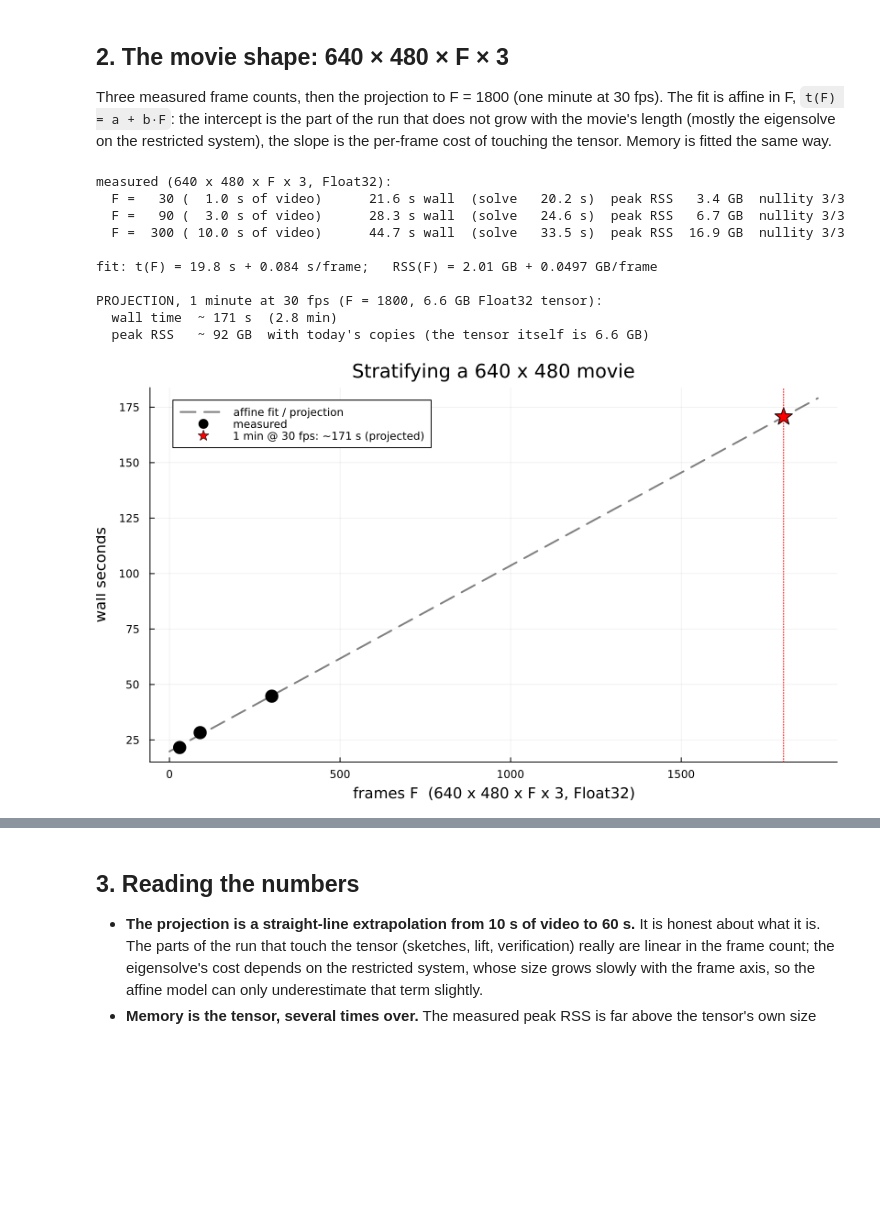
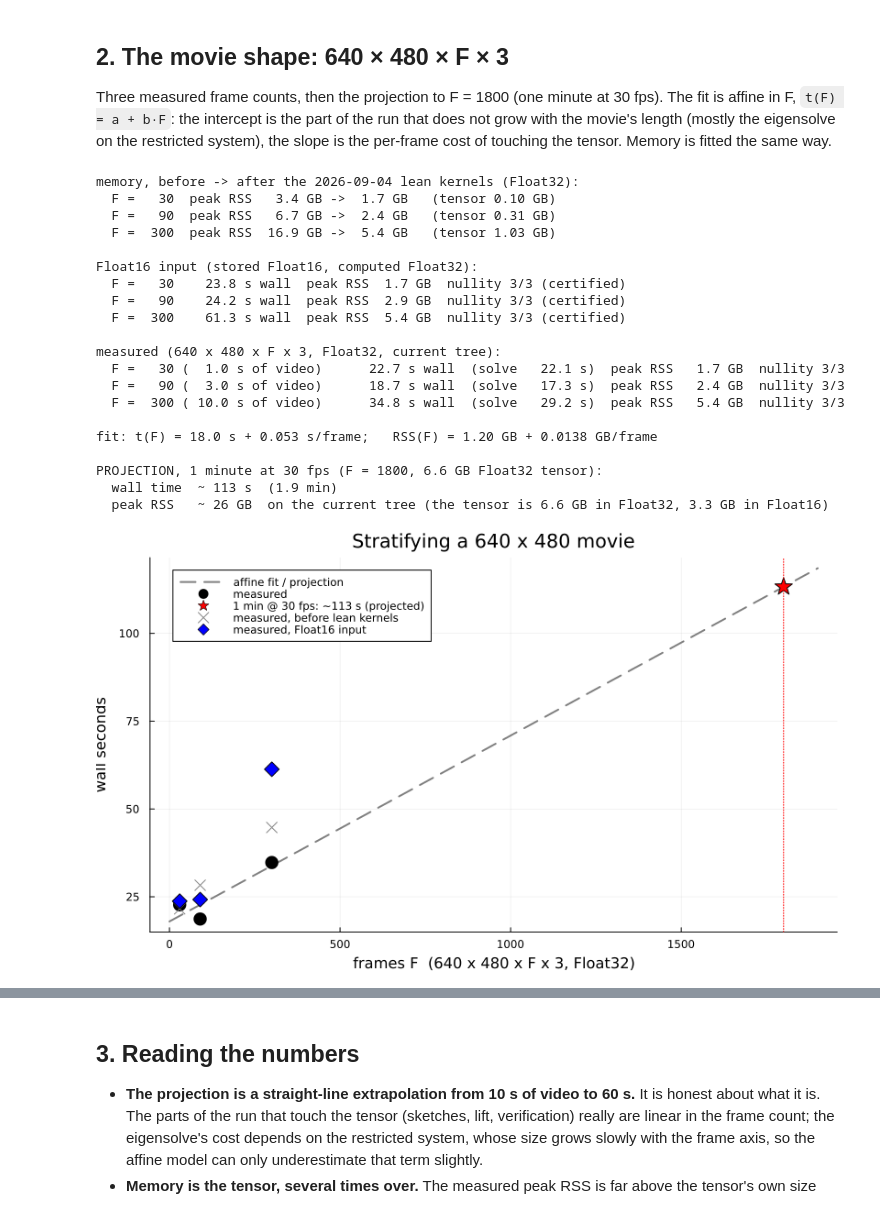
Before and after one commit to thetensor-space/OpenDleto, a Jupyter notebook: labs/MovieRuntime.ipynb, the cells around one changed output, grey strips where cells are left out. Saved outputs shown, nothing was run; the diff lists cells and outputs as text; code cells hidden in the pictures; blank space fills up the shorter version.

```diff
--- a/labs/MovieRuntime.ipynb
+++ b/labs/MovieRuntime.ipynb
@@ -24,6 +24,7 @@ const REPO = normpath(joinpath(@__DIR__, ".."))
 const WCSV = joinpath(REPO, "bench", "reports", "2026-09-04", "whitened", "whitened.csv")
 
 runs = CSV.read(WCSV, DataFrame; comment = "#")
+runs.row = 1:nrow(runs)                                      # file order = chronological order
 parsedims(s) = parse.(Int, split(strip(String(s), ['[', ']']), ','))
 runs.dimv    = parsedims.(runs.dims)
 runs.entries = prod.(runs.dimv)
@@ -34,7 +35,11 @@ runs.family  = [startswith(c, "video") ? "video-shaped" :
                 for (c, v) in zip(runs.case, runs.valence)]
 
 ok = runs[(runs.whiten .== 1) .& (runs.status .== "ok"), :]
-tbl = select(ok, :case, :eltype, :entries, :gb, :applies, :seconds, :solve_seconds, :maxrss_GB,
+# The CSV is append-only, so a case rerun after a code change appears twice.  `latest` keeps
+# the last row per (case, eltype): the current tree.  `first_` keeps the earliest: the "before".
+first_ = unique(ok, [:case, :eltype])                       # earliest row per (case, eltype)
+latest = sort(unique(sort(ok, :row, rev = true), [:case, :eltype]), :row)   # last row per (case, eltype)
+tbl = select(latest, :case, :eltype, :entries, :gb, :applies, :seconds, :solve_seconds, :maxrss_GB,
        :nullity, :oracle_nullity, :uncertified)
 tbl
 # %% [markdown]
@@ -65,49 +70,76 @@ The fit is affine in F, `t(F) = a + b·F`: the intercept is the part of the run
 not grow with the movie's length (mostly the eigensolve on the restricted system), the
 slope is the per-frame cost of touching the tensor. Memory is fitted the same way.
 # %%
-movie = ok[startswith.(ok.case, "video-640x480") .& (ok.eltype .== "Float32"), :]
+movie  = latest[startswith.(latest.case, "video-640x480") .& (latest.eltype .== "Float32"), :]
+before = first_[startswith.(first_.case, "video-640x480") .& (first_.eltype .== "Float32"), :]
+f16    = latest[startswith.(latest.case, "video-640x480") .& (latest.eltype .== "Float16"), :]
+before.F = getindex.(before.dimv, 3); sort!(before, :F)
+f16.F    = getindex.(f16.dimv, 3);    sort!(f16, :F)
 movie.F = getindex.(movie.dimv, 3)
 sort!(movie, :F)
 
 affine(x, y) = ([ones(length(x)) x] \ y)            # least squares a + b x
 (a_t, b_t) = affine(movie.F, movie.seconds)
 (a_m, b_m) = affine(movie.F, movie.maxrss_GB)
 F_min = 1800
 t_min = a_t + b_t * F_min
 m_min = a_m + b_m * F_min
 
-println("measured (640 x 480 x F x 3, Float32):")
+println("memory, before -> after the 2026-09-04 lean kernels (Float32):")
+for (b, r) in zip(eachrow(before), eachrow(movie))
+    @printf("  F = %4d  peak RSS %5.1f GB -> %4.1f GB   (tensor %.2f GB)\n", r.F, b.maxrss_GB, r.maxrss_GB, r.gb)
+end
+if nrow(f16) > 0
+    println("\nFloat16 input (stored Float16, computed Float32):")
+    for r in eachrow(f16)
+        @printf("  F = %4d  %6.1f s wall  peak RSS %4.1f GB  nullity %d/%d %s\n", r.F, r.seconds, r.maxrss_GB,
+                r.nullity, r.oracle_nullity, r.uncertified ? "(uncertified)" : "(certified)")
+    end
+end
+println("\nmeasured (640 x 480 x F x 3, Float32, current tree):")
 for r in eachrow(movie)
     @printf("  F = %4d (%5.1f s of video)  %8.1f s wall  (solve %6.1f s)  peak RSS %5.1f GB  nullity %d/%d %s\n",
             r.F, r.F / 30, r.seconds, r.solve_seconds, r.maxrss_GB, r.nullity, r.oracle_nullity,
             r.uncertified ? "(uncertified)" : "")
 end
 @printf("\nfit: t(F) = %.1f s + %.3f s/frame;   RSS(F) = %.2f GB + %.4f GB/frame\n", a_t, b_t, a_m, b_m)
 @printf("\nPROJECTION, 1 minute at 30 fps (F = 1800, 6.6 GB Float32 tensor):\n")
 @printf("  wall time  ~ %.0f s  (%.1f min)\n", t_min, t_min / 60)
-@printf("  peak RSS   ~ %.0f GB  with today's copies (the tensor itself is 6.6 GB)\n", m_min)
+@printf("  peak RSS   ~ %.0f GB  on the current tree (the tensor is 6.6 GB in Float32, 3.3 GB in Float16)\n", m_min)
 
 Fs = range(0, 1900, length = 200)
 p2 = plot(Fs, a_t .+ b_t .* Fs, ls = :dash, lw = 2, color = :gray, label = "affine fit / projection",
           xlabel = "frames F  (640 x 480 x F x 3, Float32)", ylabel = "wall seconds",
           legend = :topleft, size = (820, 480), title = "Stratifying a 640 x 480 movie")
 scatter!(p2, movie.F, movie.seconds, ms = 8, color = :black, label = "measured")
 scatter!(p2, [F_min], [t_min], ms = 10, marker = :star5, color = :red,
          label = @sprintf("1 min @ 30 fps: ~%.0f s (projected)", t_min))
 vline!(p2, [F_min], ls = :dot, color = :red, label = "")
+nrow(before) > 0 && scatter!(p2, before.F, before.seconds, ms = 6, marker = :xcross, color = :gray, label = "measured, before lean kernels")
+nrow(f16) > 0 && scatter!(p2, f16.F, f16.seconds, ms = 8, marker = :diamond, color = :blue, label = "measured, Float16 input")
 p2
 # %% [output]
-measured (640 x 480 x F x 3, Float32):
-  F =   30 (  1.0 s of video)      21.6 s wall  (solve   20.2 s)  peak RSS   3.4 GB  nullity 3/3
-  F =   90 (  3.0 s of video)      28.3 s wall  (solve   24.6 s)  peak RSS   6.7 GB  nullity 3/3
-  F =  300 ( 10.0 s of video)      44.7 s wall  (solve   33.5 s)  peak RSS  16.9 GB  nullity 3/3
+memory, before -> after the 2026-09-04 lean kernels (Float32):
+  F =   30  peak RSS   3.4 GB ->  1.7 GB   (tensor 0.10 GB)
+  F =   90  peak RSS   6.7 GB ->  2.4 GB   (tensor 0.31 GB)
+  F =  300  peak RSS  16.9 GB ->  5.4 GB   (tensor 1.03 GB)
 
-fit: t(F) = 19.8 s + 0.084 s/frame;   RSS(F) = 2.01 GB + 0.0497 GB/frame
+Float16 input (stored Float16, computed Float32):
+  F =   30    23.8 s wall  peak RSS  1.7 GB  nullity 3/3 (certified)
+  F =   90    24.2 s wall  peak RSS  2.9 GB  nullity 3/3 (certified)
+  F =  300    61.3 s wall  peak RSS  5.4 GB  nullity 3/3 (certified)
+
+measured (640 x 480 x F x 3, Float32, current tree):
+  F =   30 (  1.0 s of video)      22.7 s wall  (solve   22.1 s)  peak RSS   1.7 GB  nullity 3/3
+  F =   90 (  3.0 s of video)      18.7 s wall  (solve   17.3 s)  peak RSS   2.4 GB  nullity 3/3
+  F =  300 ( 10.0 s of video)      34.8 s wall  (solve   29.2 s)  peak RSS   5.4 GB  nullity 3/3
+
+fit: t(F) = 18.0 s + 0.053 s/frame;   RSS(F) = 1.20 GB + 0.0138 GB/frame
 
 PROJECTION, 1 minute at 30 fps (F = 1800, 6.6 GB Float32 tensor):
-  wall time  ~ 171 s  (2.8 min)
-  peak RSS   ~ 92 GB  with today's copies (the tensor itself is 6.6 GB)
+  wall time  ~ 113 s  (1.9 min)
+  peak RSS   ~ 26 GB  on the current tree (the tensor is 6.6 GB in Float32, 3.3 GB in Float16)
-[figure, old version]
+[figure, new version]
 # %%
 # Where the seconds go, per measured frame count: the eigensolve is the part that does not
 # grow with F; sketches and lift are the parts that do.
```
Also changed, not shown: parts of 2 cells of this notebook, 6 other files.
